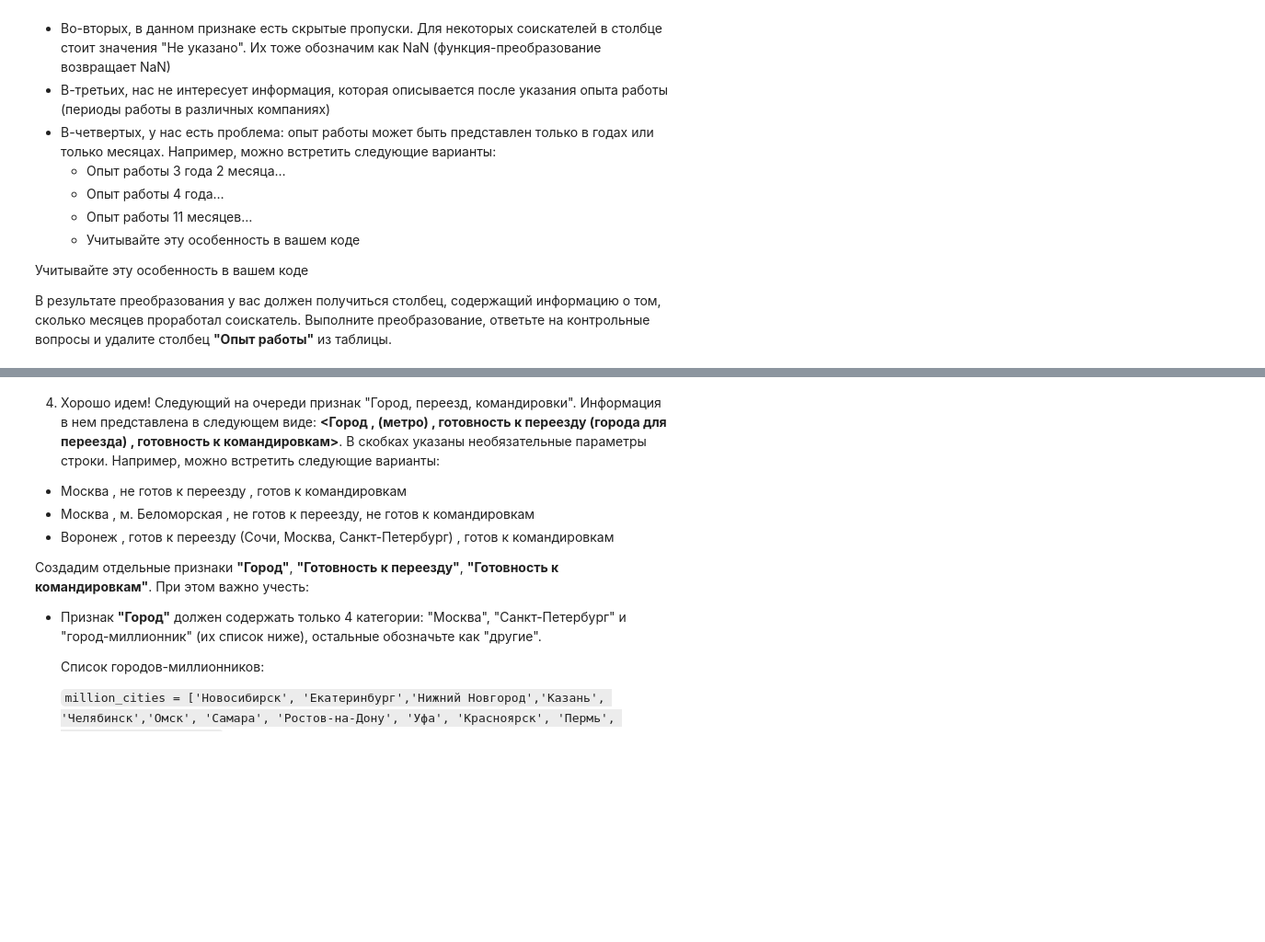
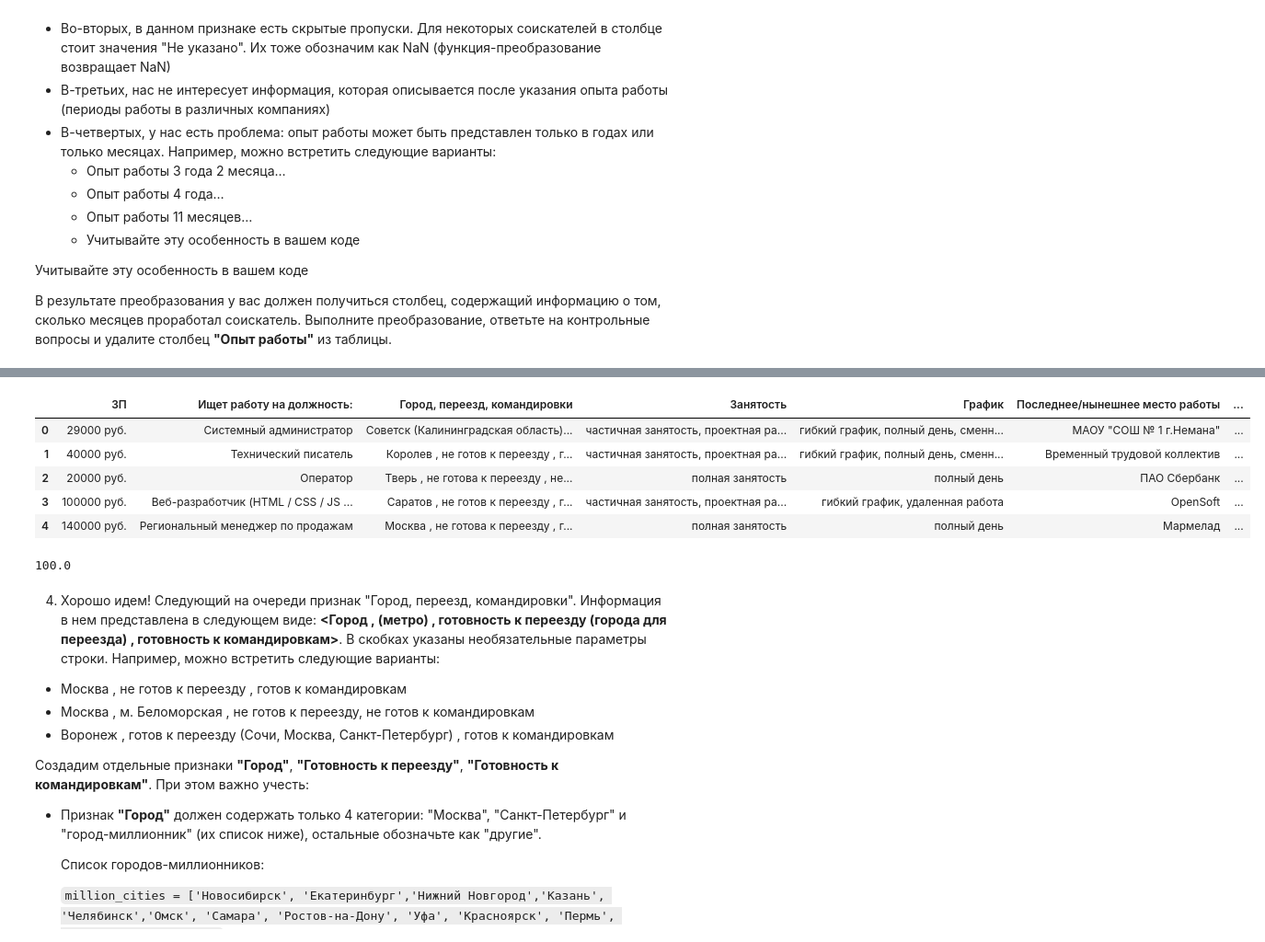
Before and after one commit to fitlemon/python_for_ds, a Jupyter notebook: Final_HW/Project-1. Ноутбук-шаблон.ipynb, the cells around one changed output, grey strips where cells are left out. Shown at 92% size. Saved outputs shown, nothing was run; the diff lists cells and outputs as text; code cells hidden in the pictures; blank space fills up the shorter version.

```diff
--- a/Final_HW/Project-1. Ноутбук-шаблон.ipynb
+++ b/Final_HW/Project-1. Ноутбук-шаблон.ipynb
@@ -13,4 +13,4 @@ import plotly.express as px
 # %% [markdown]
 1. Прочитайте данные с помощью библиотеки Pandas. Совет: перед чтением обратите внимание на разделитель внутри файла.
 # %%
-#ваш код здесь
+init_df = pd.read_csv("./dst-3.0_16_1_hh_database.csv", sep=";")
@@ -43,3 +101,10 @@ import plotly.express as px
 Совет: обратите внимание на структуру текста в столбце **"Образование и ВУЗ"**. Гарантируется, что текущий уровень образования соискателя всегда находится в первых 2ух слов и начинается с заглавной буквы. Воспользуйтесь этим.
 
 *Совет: проверяйте полученные категории, например, с помощью метода unique()*
+# %%
+unique_degrees = (
+    init_df["Образование и ВУЗ"].apply(lambda x: " ".join(x.split()[:2])).unique()
+)
+categories = ["высшее", "неоконченное высшее", "среднее специальное", "среднее"]
+mapper = {key: value for key, value in zip(unique_degrees, categories)}
+mapper
@@ -60,4 +150,13 @@ import plotly.express as px
 *Совет: обратите внимание на структуру текста в столбце, в части на то, как разделены параметры пола, возраста и даты рождения между собой - символом ' , '.
 Гарантируется, что структура одинакова для всех строк в таблице. Вы можете воспользоваться этим.*
 # %%
-#ваш код здесь
+# ваш код здесь
+sex_mapper = {"Мужчина": "М", "Женщина": "Ж"}
+df["Возраст"] = df["Пол, возраст"].apply(
+    lambda x: np.int8(x.split(" , ")[1].split()[0])
+)
+df["Пол"] = (
+    df["Пол, возраст"].apply(lambda x: sex_mapper[x.split(" , ")[0]]).astype("category")
+)
+df.drop(columns=["Пол, возраст"], inplace=True)
+df["Пол"].value_counts(normalize=True)
@@ -83,5 +206,42 @@ import plotly.express as px
 # %%
-#ваш код здесь
+def get_experience_in_month(text: str) -> int:
+    """Return experince given in year and month in count of month
+    Args:
+        value (str): string of experience
+
+    Returns:
+        int: count of month
+    """
+    monthes = 0
+    if text is np.nan:
+        return np.nan
+    if text == "Не указано":
+        return np.nan
+    if text.split()[3].startswith("м"):
+        monthes = int(text.split()[2])
+    else:
+        if text.split()[5].startswith("месяц"):
+            monthes = int(text.split()[4])
+            monthes += int(text.split()[2]) * 12
+        else:
+            monthes = int(text.split()[2]) * 12
+    return monthes
+
+
+df["Опыт работы в месяцах"] = df["Опыт работы"].apply(get_experience_in_month)
+df.drop(columns=["Опыт работы"], inplace=True)
+df.head()
+# %% [output]
+|  | ЗП | Ищет работу на должность: | Город, переезд, командировки | Занятость | График | Последнее/нынешнее место работы | ... |
+| 0 | 29000 руб. | Системный администратор | Советск (Калининградская область)... | частичная занятость, проектная ра... | гибкий график, полный день, сменн... | МАОУ "СОШ № 1 г.Немана" | ... |
+| 1 | 40000 руб. | Технический писатель | Королев , не готов к переезду , г... | частичная занятость, проектная ра... | гибкий график, полный день, сменн... | Временный трудовой коллектив | ... |
+| 2 | 20000 руб. | Оператор | Тверь , не готова к переезду , не... | полная занятость | полный день | ПАО Сбербанк | ... |
+| 3 | 100000 руб. | Веб-разработчик (HTML / CSS / JS ... | Саратов , не готов к переезду , г... | частичная занятость, проектная ра... | гибкий график, удаленная работа | OpenSoft | ... |
+| 4 | 140000 руб. | Региональный менеджер по продажам | Москва , не готова к переезду , г... | полная занятость | полный день | Мармелад | ... |
+# %%
+df["Опыт работы в месяцах"].median()
+# %% [output]
+100.0
 # %% [markdown]
 4. Хорошо идем! Следующий на очереди признак "Город, переезд, командировки". Информация в нем представлена в следующем виде: **<Город , (метро) , готовность к переезду (города для переезда) , готовность к командировкам>**. В скобках указаны необязательные параметры строки. Например, можно встретить следующие варианты:
 
```
Also changed, not shown: parts of 23 cells of this notebook.
